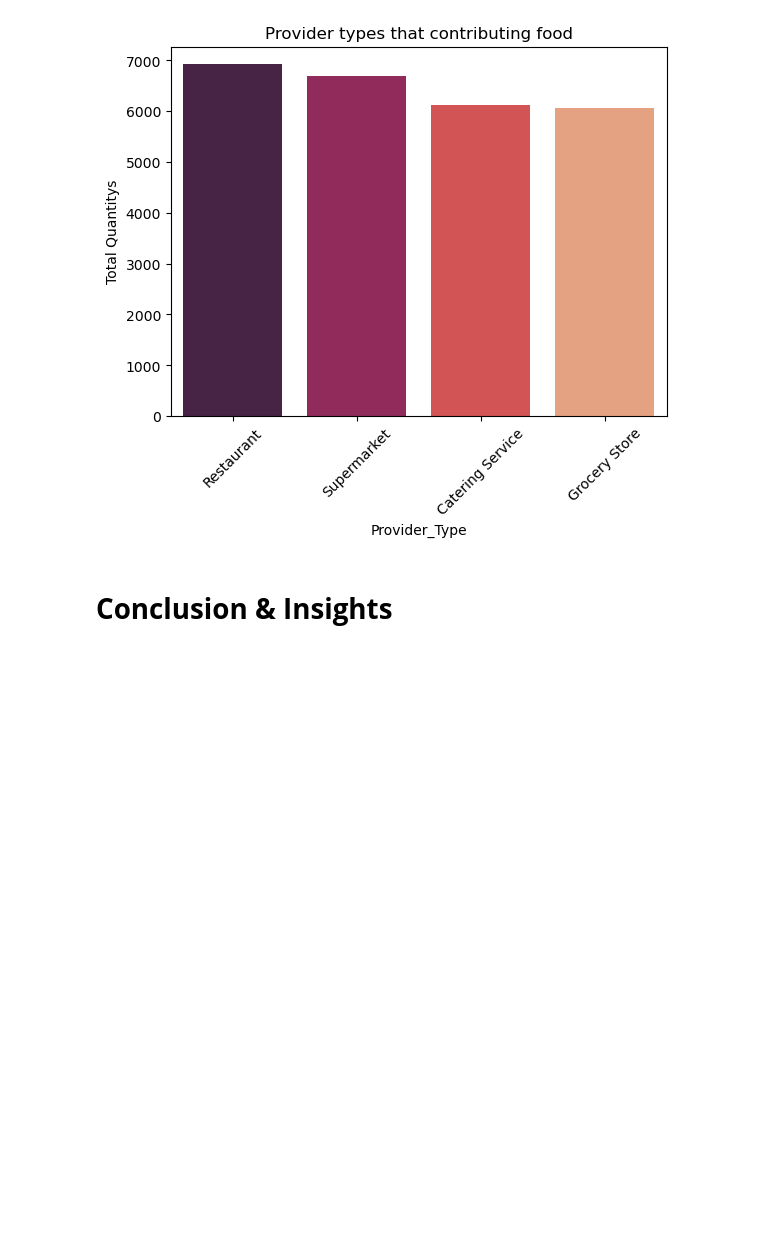
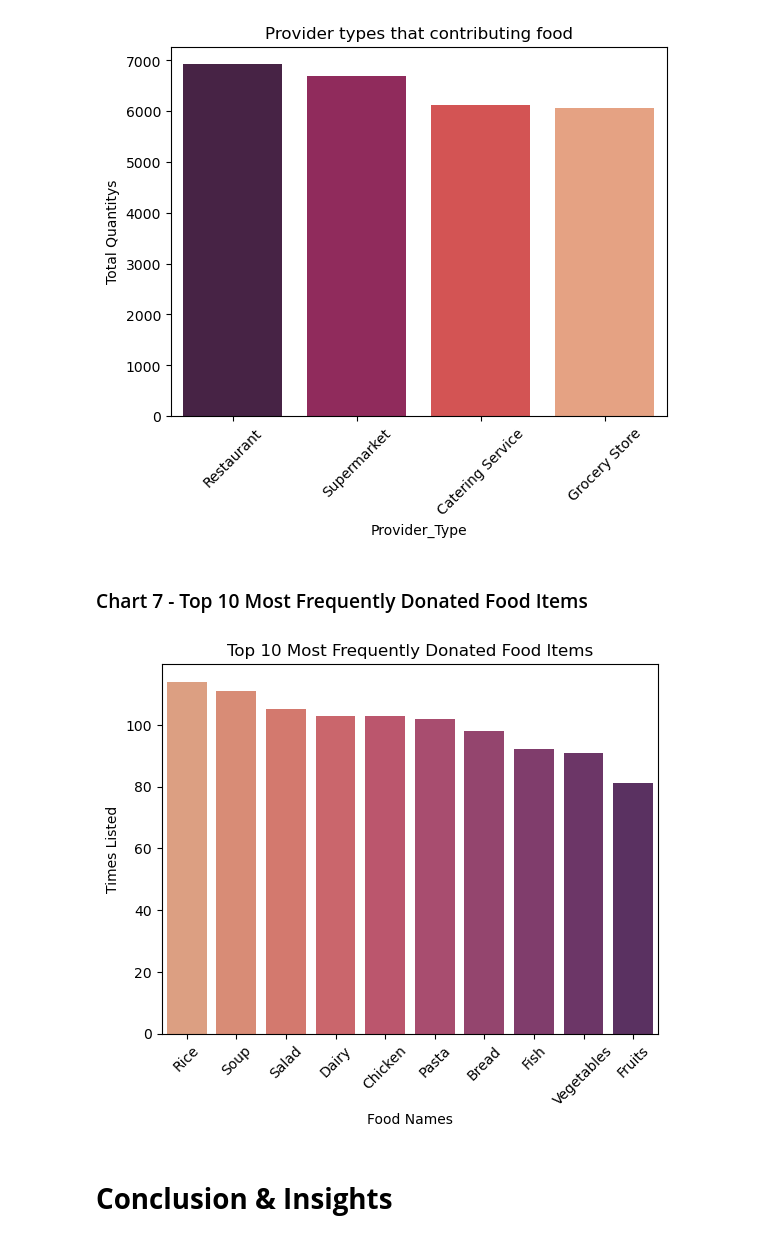
Before and after one commit to pavangade31/Local-Food-Wastage-Management-Project, a Jupyter notebook: Local Food Wastage Management System Project.ipynb, the cells around one changed output. Saved outputs shown, nothing was run; the diff lists cells and outputs as text; code cells hidden in the pictures; blank space fills up the shorter version.

```diff
--- a/Local Food Wastage Management System Project.ipynb
+++ b/Local Food Wastage Management System Project.ipynb
@@ -157,7 +157,25 @@ QUERIES = {
         JOIN providers p ON f.provider_id = p.provider_id
         GROUP BY p.name
         ORDER BY total_donated DESC
+    """,
+    "Top 10 Most Frequently Donated Food Items": """
+        SELECT food_name,
+        COUNT(food_id) AS times_listed
+        FROM food_listings
+        GROUP BY food_name
+        ORDER BY times_listed DESC
+        LIMIT 10
+    """,
+    "Top Providers by Average Quantity per Listing": """
+        SELECT p.name AS provider_name,
+        ROUND(AVG(f.quantity), 2) AS avg_quantity_per_listing
+        FROM providers p
+        JOIN food_listings f ON p.provider_id = f.provider_id
+        GROUP BY p.name
+        ORDER BY avg_quantity_per_listing DESC
+        LIMIT 10
     """
+
 }
 # %% [markdown]
 ## Step 4: Run Queries
@@ -289,6 +307,18 @@ plt.xticks(rotation=45)
 plt.show()
 # %% [output]
 [figure]
+# %% [markdown]
+### Chart 7 - Top 10 Most Frequently Donated Food Items
+# %%
+df7 = run_query(QUERIES["Top 10 Most Frequently Donated Food Items"])
+sns.barplot(data=df7, x='Food_Name', y='times_listed', palette='flare')
+plt.title("Top 10 Most Frequently Donated Food Items")
+plt.xlabel("Food Names")
+plt.ylabel("Times Listed")
+plt.xticks(rotation=45)
+plt.show()
+# %% [output]
+[figure, added]
 # %% [markdown]
 # **Conclusion & Insights**
 # %% [markdown]
```
Also changed, not shown: parts of 3 cells of this notebook, 2 other files.
